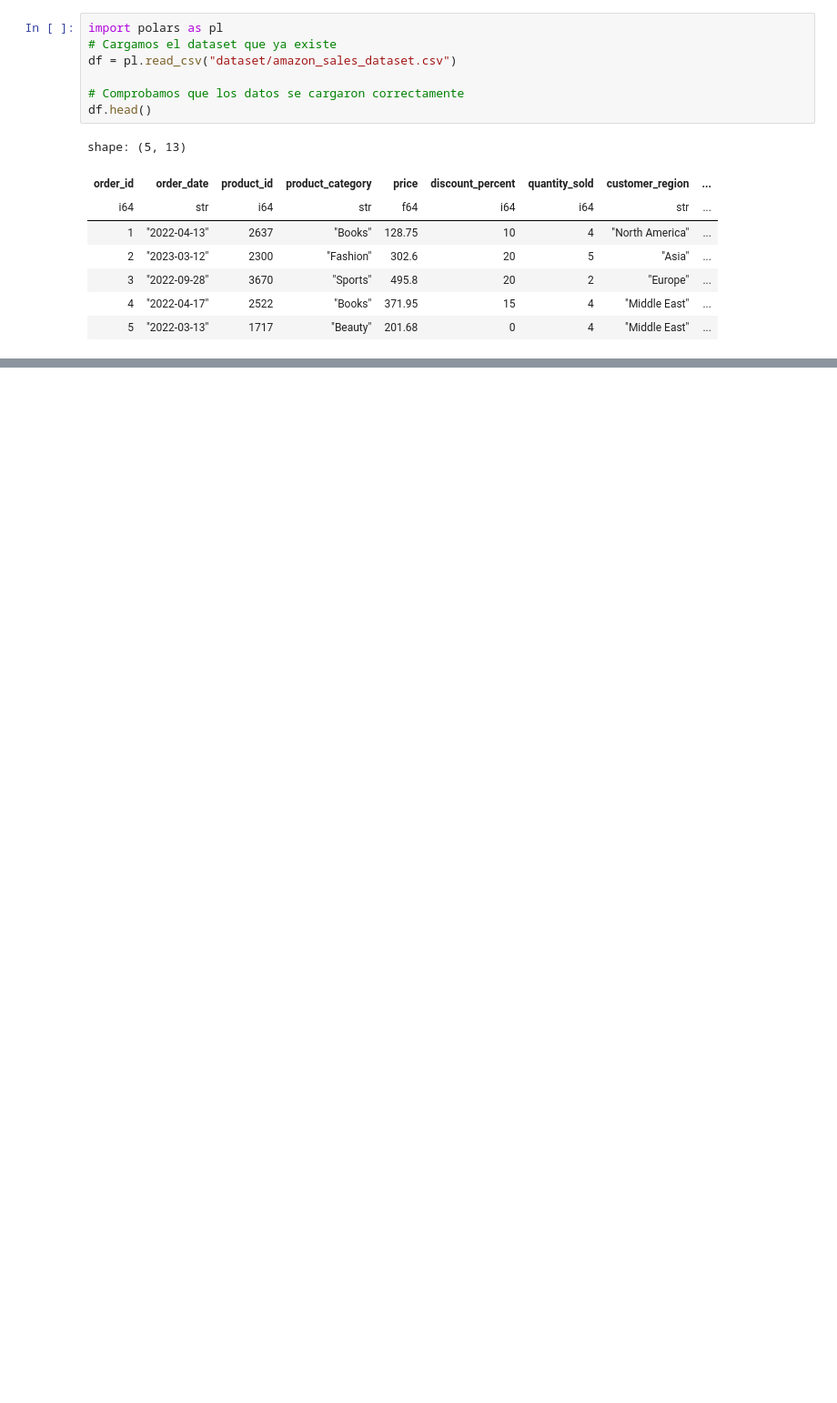
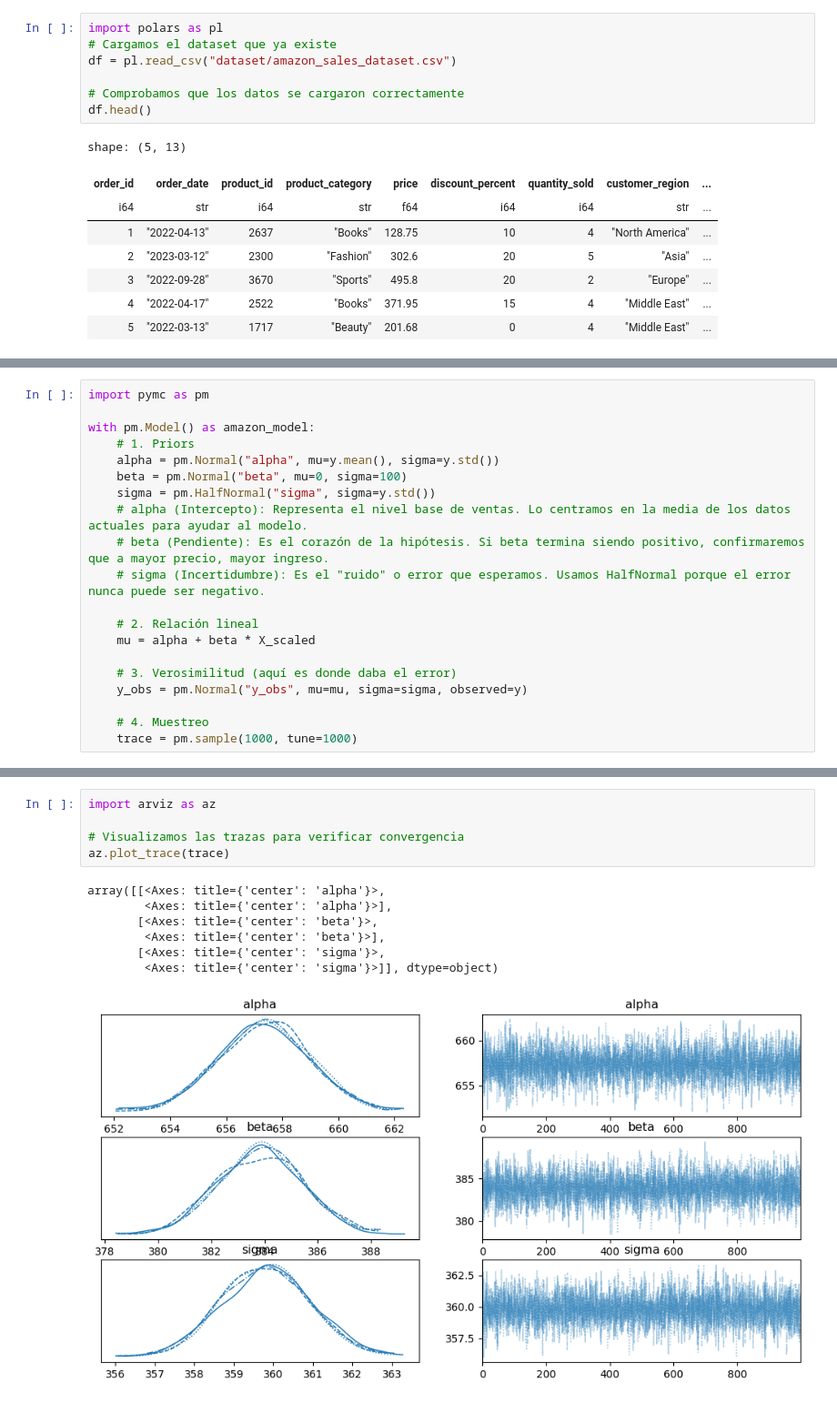
Before and after one commit to Bootcamp-IA-P6/5_Regresion_bayesiana, a Jupyter notebook: 02_Modelado_Bayesiano.ipynb, the cells around one changed output, grey strips where cells are left out. Shown at 91% size. Drawn from its saved outputs; the diff is of its cells as text; blank space fills up the shorter version.

Commit message:
feat: implementar modelo bayesiano y reporte de predicción de ingresos

```diff
--- a/02_Modelado_Bayesiano.ipynb
+++ b/02_Modelado_Bayesiano.ipynb
@@ -30,3 +31,23 @@ print(f"Variables listas: {len(y)} registros cargados.")
 # La estandarización convierte los precios (que pueden ser cientos o miles) en valores que suelen estar entre -3 y 3. Esto evita que los cálculos matemáticos del modelo "exploten" o tarden demasiado en encontrar la solución.
 # %% [output]
 Variables listas: 50000 registros cargados.
+# %%
+import pymc as pm
+
+with pm.Model() as amazon_model:
+    # 1. Priors
+    alpha = pm.Normal("alpha", mu=y.mean(), sigma=y.std())
+    beta = pm.Normal("beta", mu=0, sigma=100)
+    sigma = pm.HalfNormal("sigma", sigma=y.std())
+    # alpha (Intercepto): Representa el nivel base de ventas. Lo centramos en la media de los datos actuales para ayudar al modelo.
+    # beta (Pendiente): Es el corazón de la hipótesis. Si beta termina siendo positivo, confirmaremos que a mayor precio, mayor ingreso.
+    # sigma (Incertidumbre): Es el "ruido" o error que esperamos. Usamos HalfNormal porque el error nunca puede ser negativo.
+
+    # 2. Relación lineal
+    mu = alpha + beta * X_scaled
+
+    # 3. Verosimilitud (aquí es donde daba el error)
+    y_obs = pm.Normal("y_obs", mu=mu, sigma=sigma, observed=y)
+
+    # 4. Muestreo
+    trace = pm.sample(1000, tune=1000)
@@ -32,0 +63,13 @@ Variables listas: 50000 registros cargados.
+# %%
+import arviz as az
+
+# Visualizamos las trazas para verificar convergencia
+az.plot_trace(trace)
+# %% [output]
+array([[<Axes: title={'center': 'alpha'}>,
+        <Axes: title={'center': 'alpha'}>],
+       [<Axes: title={'center': 'beta'}>,
+        <Axes: title={'center': 'beta'}>],
+       [<Axes: title={'center': 'sigma'}>,
+        <Axes: title={'center': 'sigma'}>]], dtype=object)
+[figure, added]
```
Also changed, not shown: parts of 10 cells of this notebook.
